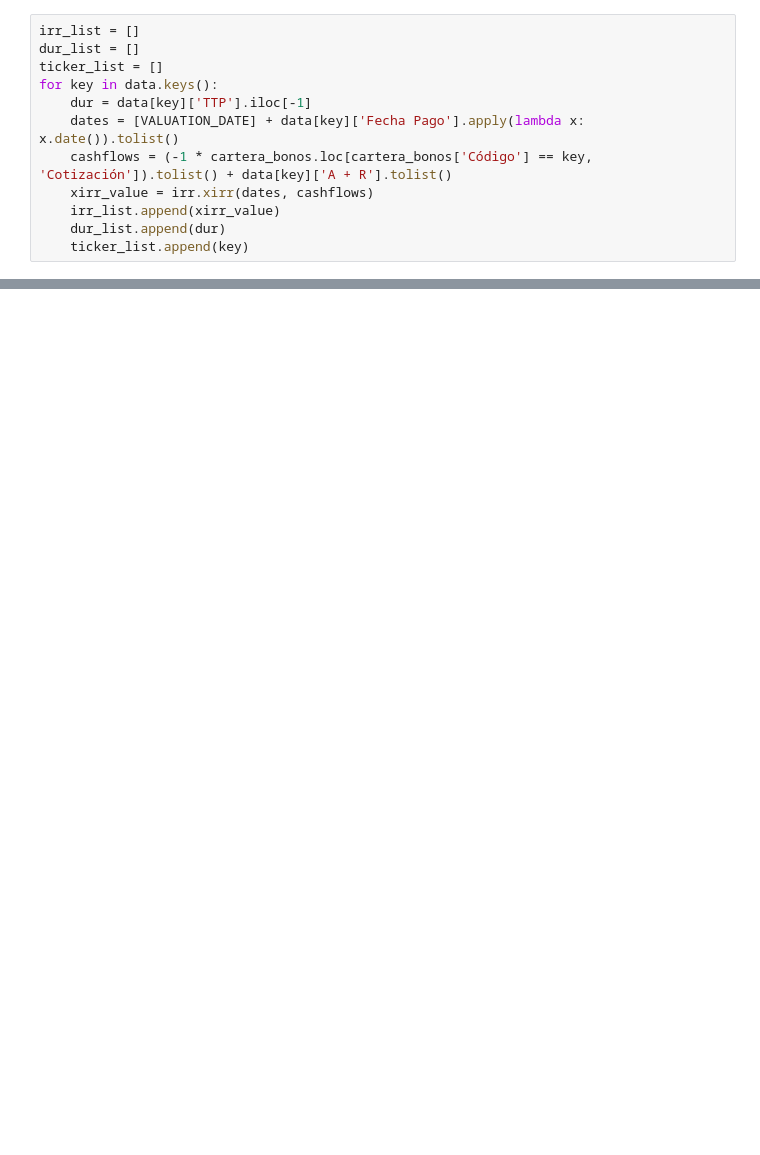
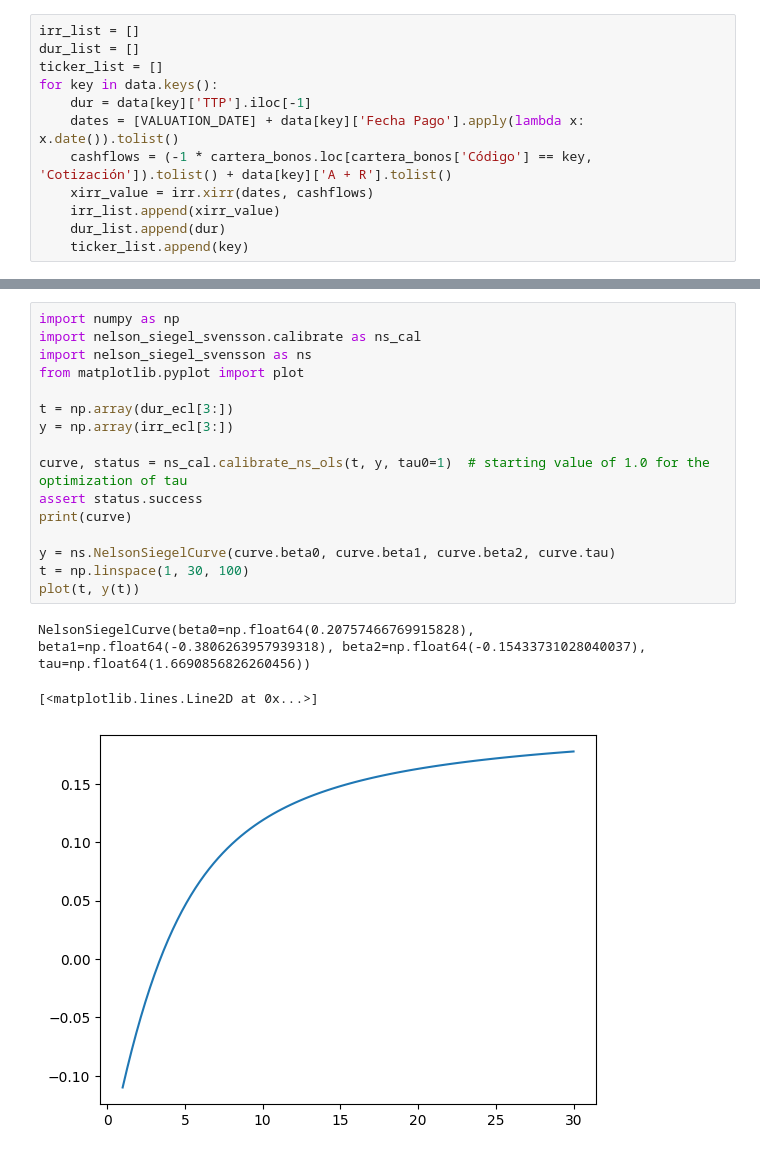
Before and after one commit to AlexDBurs/IBNR-NIIF-17, a Jupyter notebook: pd_rating.ipynb, the cells around one changed output, grey strips where cells are left out. Drawn from its saved outputs; the diff is of its cells as text; blank space fills up the shorter version.

```diff
--- a/pd_rating.ipynb
+++ b/pd_rating.ipynb
@@ -134,0 +125,20 @@ xirr_value
+# %%
+import numpy as np
+import nelson_siegel_svensson.calibrate as ns_cal
+import nelson_siegel_svensson as ns
+from matplotlib.pyplot import plot
+
+t = np.array(dur_ecl[3:])
+y = np.array(irr_ecl[3:])
+
+curve, status = ns_cal.calibrate_ns_ols(t, y, tau0=1)  # starting value of 1.0 for the optimization of tau
+assert status.success
+print(curve)
+
+y = ns.NelsonSiegelCurve(curve.beta0, curve.beta1, curve.beta2, curve.tau)
+t = np.linspace(1, 30, 100)
+plot(t, y(t))
+# %% [output]
+NelsonSiegelCurve(beta0=np.float64(0.20757466769915828), beta1=np.float64(-0.3806263957939318), beta2=np.float64(-0.15433731028040037), tau=np.float64(1.6690856826260456))
+[<matplotlib.lines.Line2D at 0x...>]
+[figure, added]
```
Also changed, not shown: parts of 15 cells of this notebook, 10 other files.
